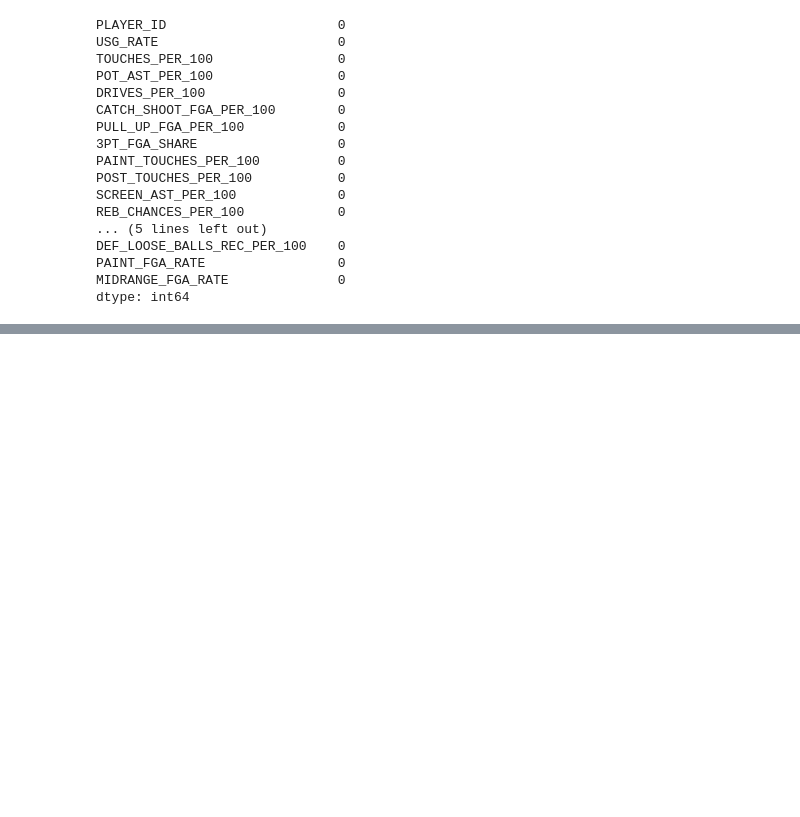
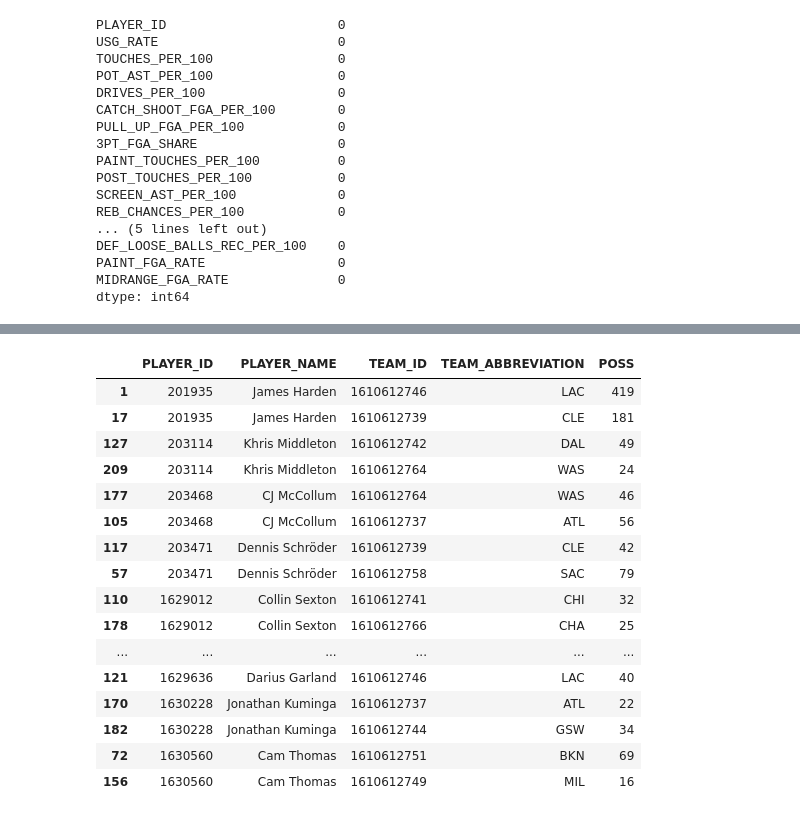
Before and after one commit to alex-abrego/nba-player-archetype-analysis, a Jupyter notebook: notebooks/experiments/exp_data_wrangling.ipynb, the cells around one changed output, grey strips where cells are left out. Drawn from its saved outputs; the diff is of its cells as text; code cells hidden in the pictures; blank space fills up the shorter version.

Commit message:
feat: experiment with playtype data as candidate features

```diff
--- a/notebooks/experiments/exp_data_wrangling.ipynb
+++ b/notebooks/experiments/exp_data_wrangling.ipynb
@@ -2,12 +2,6 @@
 import pandas as pd
 import numpy as np
 from pathlib import Path
-
+from nba_archetypes.config import (INTERIM_DATA_DIR, RAW_DATA_DIR)
 pd.set_option('display.max_columns', None)
 pd.set_option('display.max_rows', 100)
-
-RAW_DATA_DIR = Path("C:\\Users\\aabre\\Documents\\data-science-projects\\nba-player-archetype-clustering\\data\\raw\\2025_26")
-PROCESSED_DATA_DIR = Path("C:\\Users\\aabre\\Documents\\data-science-projects\\nba-player-archetype-clustering\\data\\processed\\2025_26")
-PROCESSED_DATA_DIR.mkdir(parents=True, exist_ok=True)
-
-PROCESSED_DATA_DIR
@@ -16,6 +8,6 @@ WindowsPath('C:/Users/aabre/Documents/data-science-projects/nba-player-archetype
 # %%
 datasets = {}
-for file in RAW_DATA_DIR.glob("*.csv"):
+for file in RAW_DATA_DIR.glob("*.parquet"):
     dataset_name = file.stem
     if dataset_name.startswith("0"):  # Skips our inventory/summary files
         continue
@@ -504,3 +496,14 @@ def add_value_feature(feature_name, stat):
     """
     value_features[feature_name] = stat
     return value_features.columns.tolist()
+# %%
+eligible_players = pd.read_parquet(
+    INTERIM_DATA_DIR / "eligible_players.parquet"
+)
+
+playtypes = {}
+for file in RAW_DATA_DIR.glob("playtype_*.parquet"):
+    dataset_name = file.stem
+    playtypes[dataset_name] = pd.read_parquet(file)
+
+print("Eligible players:", len(eligible_players))
@@ -506,0 +605,36 @@ def add_value_feature(feature_name, stat):
+# %%
+iso = playtypes["playtype_isolation"]
+
+duplicates = iso[
+    iso.duplicated("PLAYER_ID", keep=False)
+]
+
+display(
+    duplicates[
+        [
+            "PLAYER_ID",
+            "PLAYER_NAME",
+            "TEAM_ID",
+            "TEAM_ABBREVIATION",
+            "POSS",
+        ]
+    ].sort_values("PLAYER_ID").head(20)
+)
+# %% [output]
+|  | PLAYER_ID | PLAYER_NAME | TEAM_ID | TEAM_ABBREVIATION | POSS |
+| 1 | 201935 | James Harden | 1610612746 | LAC | 419 |
+| 17 | 201935 | James Harden | 1610612739 | CLE | 181 |
+| 127 | 203114 | Khris Middleton | 1610612742 | DAL | 49 |
+| 209 | 203114 | Khris Middleton | 1610612764 | WAS | 24 |
+| 177 | 203468 | CJ McCollum | 1610612764 | WAS | 46 |
+| 105 | 203468 | CJ McCollum | 1610612737 | ATL | 56 |
+| 117 | 203471 | Dennis Schröder | 1610612739 | CLE | 42 |
+| 57 | 203471 | Dennis Schröder | 1610612758 | SAC | 79 |
+| 110 | 1629012 | Collin Sexton | 1610612741 | CHI | 32 |
+| 178 | 1629012 | Collin Sexton | 1610612766 | CHA | 25 |
+| ... | ... | ... | ... | ... | ... |
+| 121 | 1629636 | Darius Garland | 1610612746 | LAC | 40 |
+| 170 | 1630228 | Jonathan Kuminga | 1610612737 | ATL | 22 |
+| 182 | 1630228 | Jonathan Kuminga | 1610612744 | GSW | 34 |
+| 72 | 1630560 | Cam Thomas | 1610612751 | BKN | 69 |
+| 156 | 1630560 | Cam Thomas | 1610612749 | MIL | 16 |
```
Also changed, not shown: parts of 4 cells of this notebook, 6 other files.
